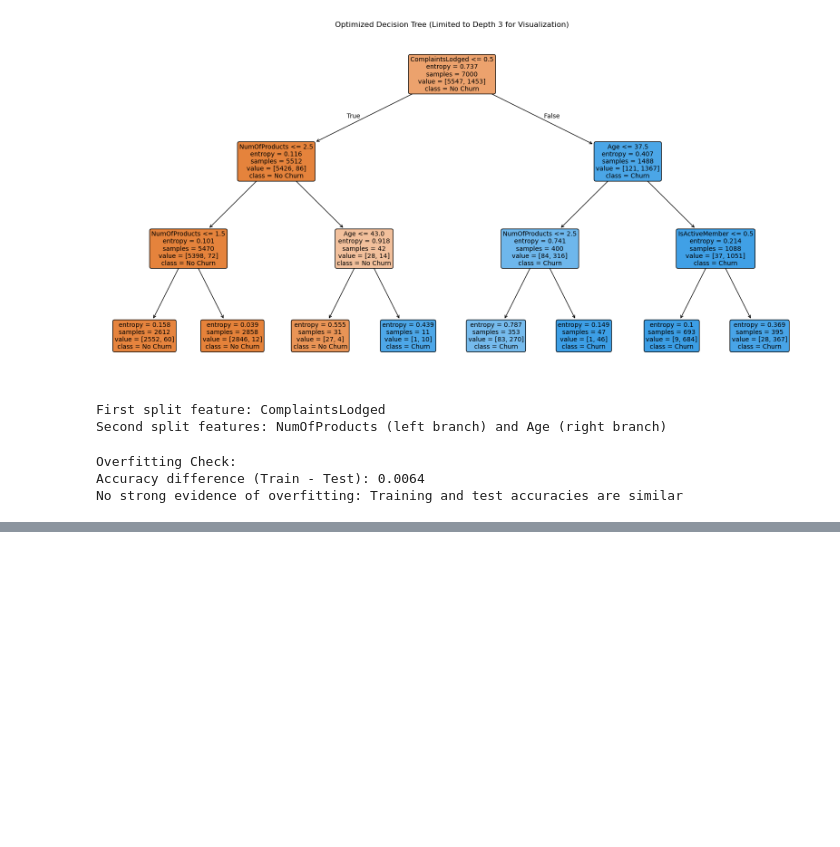
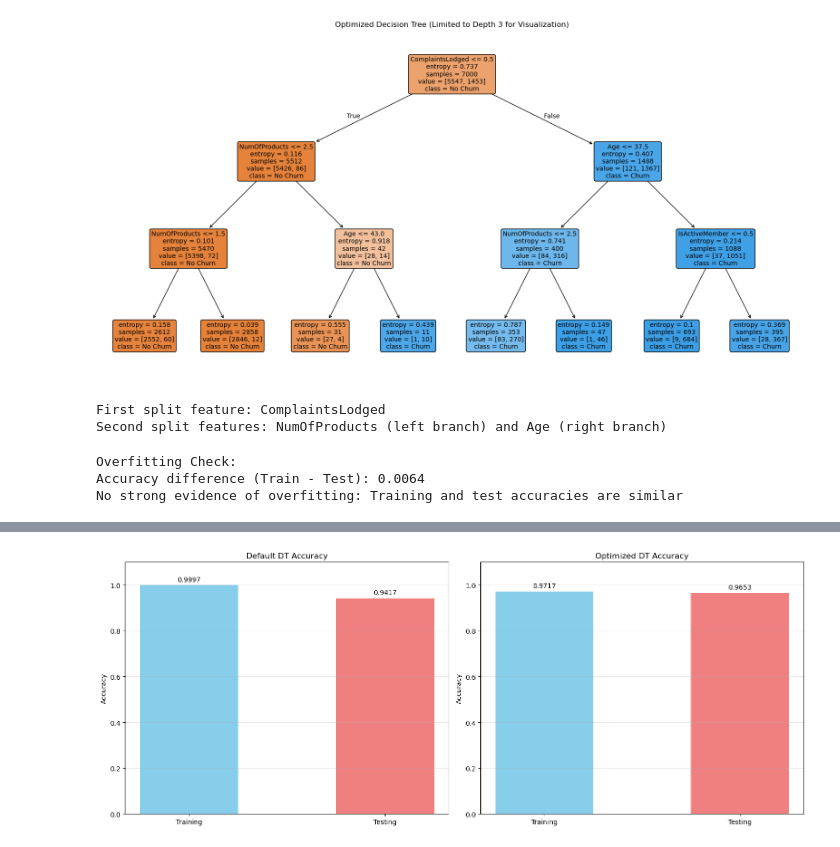
Before and after one commit to idrcmatre/churn-prediction-ml, a Jupyter notebook: Decision Trees.ipynb, the cells around one changed output, grey strips where cells are left out. Drawn from its saved outputs; the diff is of its cells as text; code cells hidden in the pictures; blank space fills up the shorter version.

```diff
--- a/Decision Trees.ipynb
+++ b/Decision Trees.ipynb
@@ -251,0 +308,35 @@ No strong evidence of overfitting: Training and test accuracies are similar
+# %%
+# Visualize training vs testing accuracy individually for each model
+models = ['Default DT', 'Optimized DT']
+train_accuracies = [train_accuracy, train_accuracy_best]
+test_accuracies = [test_accuracy, test_accuracy_best]
+
+plt.figure(figsize=(15, 6))
+
+# Loop through each model and create a separate subplot
+for i, model in enumerate(models):
+    plt.subplot(1, 2, i+1)  # Create side-by-side subplots
+
+    # Create data for this model only
+    categories = ['Training', 'Testing']
+    accuracies = [train_accuracies[i], test_accuracies[i]]
+    colors = ['skyblue', 'lightcoral']
+
+    # Create bar chart
+    bars = plt.bar(categories, accuracies, color=colors, width=0.5)
+
+    # Add accuracy values on bars
+    for bar, value in zip(bars, accuracies):
+        plt.text(bar.get_x() + bar.get_width()/2, value + 0.01,
+                f'{value:.4f}', ha='center', va='bottom')
+
+    # Add labels and title
+    plt.ylabel('Accuracy')
+    plt.title(f'{model} Accuracy')
+    plt.ylim(0, 1.1)
+    plt.grid(axis='y', alpha=0.3)
+
+plt.tight_layout()
+plt.show()
+# %% [output]
+[figure, added]
```
Also changed, not shown: parts of 10 cells of this notebook.
